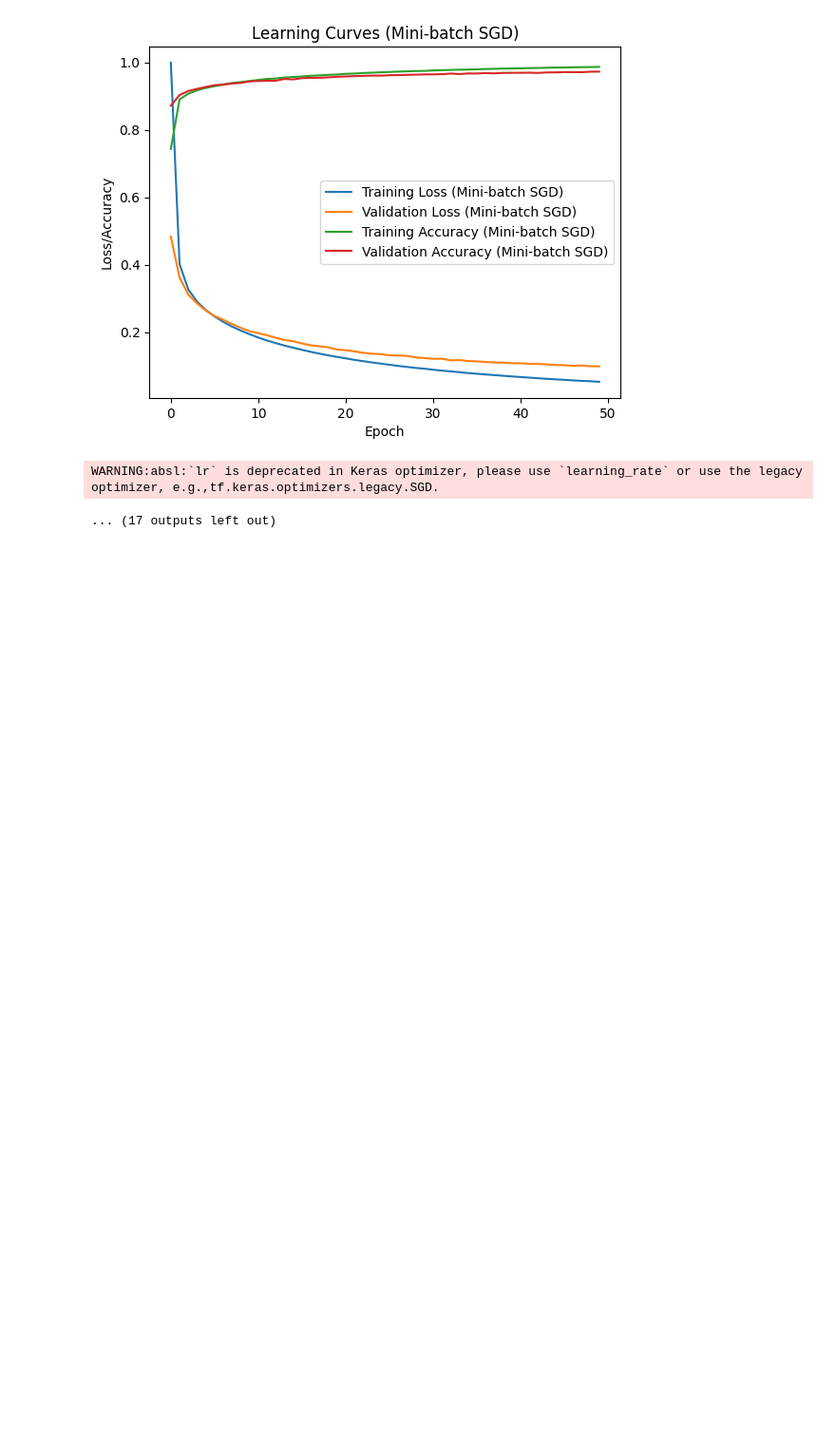
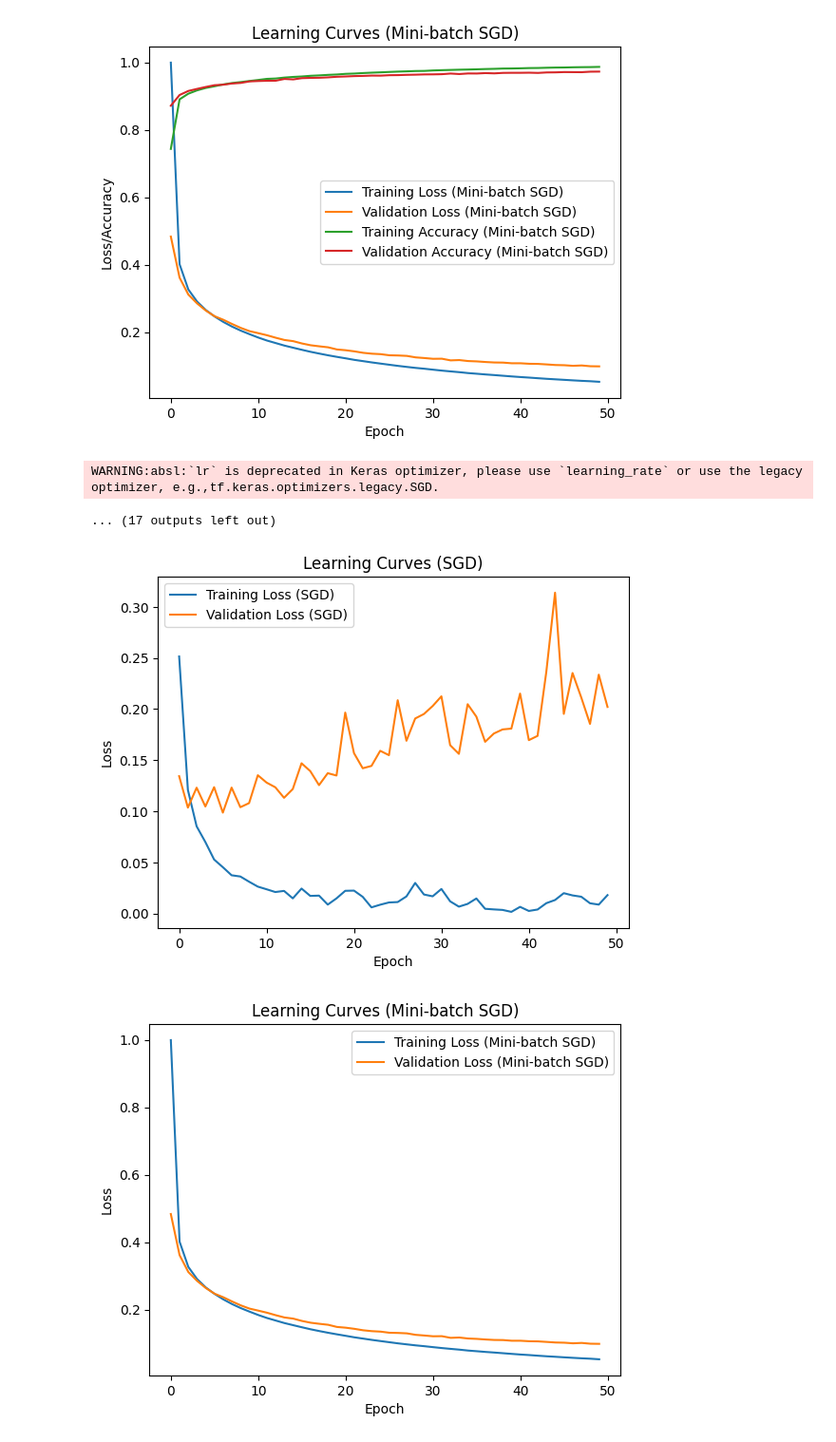
Before and after one commit to AyoubFrihaoui/Deep-Learning-Labs, a Jupyter notebook: Lab 2 - ANN MLP 2 hidden layers/lab_notebook.ipynb, the cells around one changed output. Shown at 95% size. Drawn from its saved outputs; the diff is of its cells as text; code cells hidden in the pictures; blank space fills up the shorter version.

Commit message:
added comparison plots lab 2 notebook

```diff
--- a/Lab 2 - ANN MLP 2 hidden layers/lab_notebook.ipynb
+++ b/Lab 2 - ANN MLP 2 hidden layers/lab_notebook.ipynb
@@ -181,0 +997,26 @@ WARNING:absl:`lr` is deprecated in Keras optimizer, please use `learning_rate` o
+# %%
+
+for optimizer in optimizers:
+    plt.plot(models_history[optimizer]['loss'], label=f'Training Loss ({optimizer})')
+    plt.plot(models_history[optimizer]['val_loss'], label=f'Validation Loss ({optimizer})')
+    #plt.plot(models_history[optimizer]['accuracy'], label=f'Training Accuracy ({optimizer})')
+    #plt.plot(models_history[optimizer]['val_accuracy'], label=f'Validation Accuracy ({optimizer})')
+    plt.title(f'Learning Curves ({optimizer})')
+    plt.xlabel('Epoch')
+    plt.ylabel('Loss')
+    plt.legend()
+    plt.show()
+
+for optimizer in optimizers:
+    #plt.plot(models_history[optimizer]['loss'], label=f'Training Loss ({optimizer})')
+    #plt.plot(models_history[optimizer]['val_loss'], label=f'Validation Loss ({optimizer})')
+    plt.plot(models_history[optimizer]['accuracy'], label=f'Training Accuracy ({optimizer})')
+    plt.plot(models_history[optimizer]['val_accuracy'], label=f'Validation Accuracy ({optimizer})')
+    plt.title(f'Learning Curves ({optimizer})')
+    plt.xlabel('Epoch')
+    plt.ylabel('Accuracy')
+    plt.legend()
+    plt.show()
+# %% [output]
+[figure, added]
+[figure, added]
```
Also changed, not shown: parts of 12 cells of this notebook.
